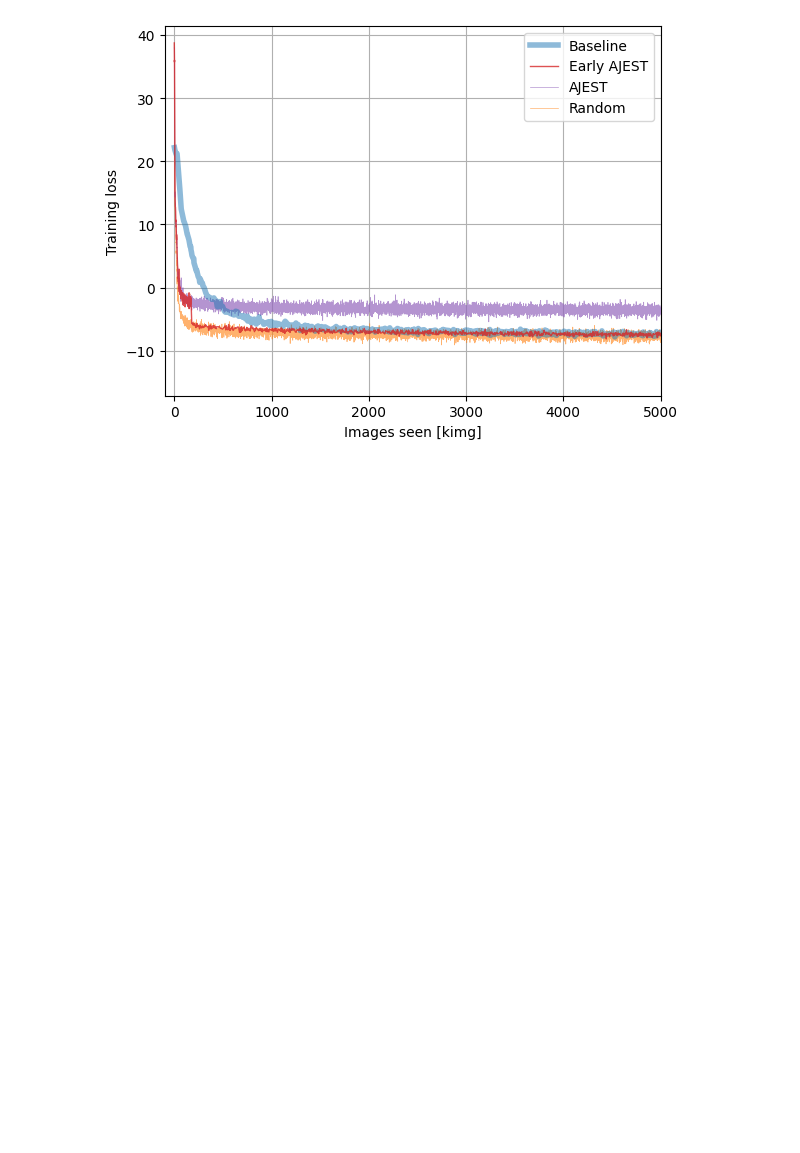
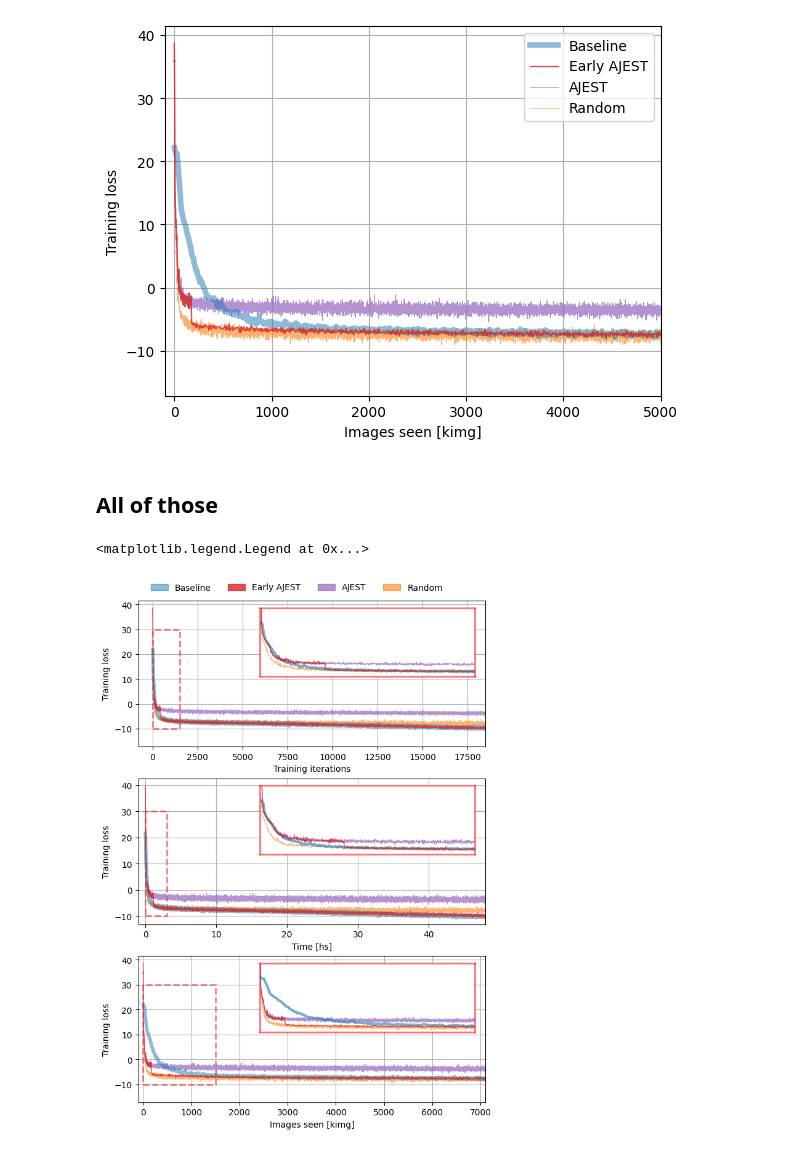
Before and after one commit to 0xInfty/Autoguided, a Jupyter notebook: Images/analysis/LossCurves.ipynb, the cells around one changed output. Saved outputs shown, nothing was run; the diff lists cells and outputs as text; code cells hidden in the pictures; blank space fills up the shorter version.

```diff
--- a/Images/analysis/LossCurves.ipynb
+++ b/Images/analysis/LossCurves.ipynb
@@ -145,7 +151,7 @@ plt.grid()
 # %%
 fig, ax = plt.subplots()
 for s in series:
-    plt.plot(results["epoch"][s]["epoch"], results["epoch"][s]["loss"], label=s, **plt_kwargs[s])
+    plt.plot(results["epoch"][s]["epoch"], results["epoch"][s]["loss"], label=s, **plt_kwargs_zoom[s])
 plt.legend()
 plt.xlabel("Training iterations")
 plt.ylabel("Training loss")
@@ -208,7 +216,7 @@ plt.grid()
 # %%
 fig, ax = plt.subplots()
 for s in series:
-    plt.plot(results["nimg"][s]["nimg"], results["nimg"][s]["loss"], label=s, **plt_kwargs[s])
+    plt.plot(results["nimg"][s]["nimg"], results["nimg"][s]["loss"], label=s, **plt_kwargs_zoom[s])
 plt.legend()
 plt.xlabel("Images seen [kimg]")
 plt.ylabel("Training loss")
@@ -238,3 +246,78 @@ plt.xlim([-100, 5000])
 plt.grid()
 # %% [output]
 [figure]
+# %% [markdown]
+## All of those
+# %%
+fig, axes = plt.subplots(nrows = 3, layout="constrained")
+fig.set_size_inches([6.4, 9])
+axes_in = []
+
+# Epoch
+ax = axes[0]
+for s in series:
+    ax.plot(results["epoch"][s]["epoch"], results["epoch"][s]["loss"], **plt_kwargs[s])
+ax.set_xlabel("Training iterations")
+ax.set_ylabel("Training loss")
+ax.set_xlim([-800, 18500])
+ax.grid()
+
+# x1, x2, y1, y2 = [0, 2500, *ax.get_ylim()]  # subregion of the original image
+x1, x2, y1, y2 = 0, 1500, -10, 30  # subregion of the original image
+axin = ax.inset_axes([0.35, 0.48, 0.62, 0.47], xlim=(x1, x2), ylim=(y1, y2), xticklabels=[], yticklabels=[])
+legend_lines = []
+for s in series:
+    l, = axin.plot(results["epoch"][s]["epoch"], results["epoch"][s]["loss"], label=s, **plt_kwargs_zoom[s])
+    legend_lines.append(l)
+axin.set_xticks([]); axin.set_yticks([])
+plt.setp(axin.spines.values(), color="red", linewidth=2, alpha=0.55)
+axes_in.append(axin)
+inset_indicator = ax.indicate_inset_zoom(axin, edgecolor="red", linewidth=2, zorder=5, linestyle="dashed")
+for connector in inset_indicator.connectors: connector.set_visible(False)
+
+# Time
+ax = axes[1]
+for s in series:
+    ax.plot(results["time"][s]["time"], results["time"][s]["loss"], **plt_kwargs[s])
+ax.set_xlabel("Time [hs]")
+ax.set_ylabel("Training loss")
+ax.set_xlim([-1, 48])
+ax.grid()
+
+# x1, x2, y1, y2 = [0, 2500, *ax.get_ylim()]  # subregion of the original image
+x1, x2, y1, y2 = 0, 3, -10, 30  # subregion of the original image
+axin = ax.inset_axes([0.35, 0.48, 0.62, 0.47], xlim=(x1, x2), ylim=(y1, y2), xticklabels=[], yticklabels=[])
+for s in series:
+    axin.plot(results["time"][s]["time"], results["time"][s]["loss"], **plt_kwargs_zoom[s])
+axin.set_xticks([]); axin.set_yticks([])
+plt.setp(axin.spines.values(), color="red", linewidth=2, alpha=0.55)
+axes_in.append(axin)
+inset_indicator = ax.indicate_inset_zoom(axin, edgecolor="red", linewidth=2, zorder=5, linestyle="dashed")
+for connector in inset_indicator.connectors: connector.set_visible(False)
+
+# Images
+ax = axes[2]
+for s in series:
+    ax.plot(results["nimg"][s]["nimg"], results["nimg"][s]["loss"], **plt_kwargs[s])
+ax.set_xlabel("Images seen [kimg]")
+ax.set_ylabel("Training loss")
+ax.set_xlim([-100, 7104])
+ax.grid()
+
+# x1, x2, y1, y2 = [0, 2500, *ax.get_ylim()]  # subregion of the original image
+x1, x2, y1, y2 = 0, 1500, -10, 30  # subregion of the original image
+axin = ax.inset_axes([0.35, 0.48, 0.62, 0.47], xlim=(x1, x2), ylim=(y1, y2), xticklabels=[], yticklabels=[])
+for s in series:
+    axin.plot(results["nimg"][s]["nimg"], results["nimg"][s]["loss"], **plt_kwargs_zoom[s])
+axin.set_xticks([]); axin.set_yticks([])
+plt.setp(axin.spines.values(), color="red", linewidth=2, alpha=0.55)
+axes_in.append(axin)
+inset_indicator = ax.indicate_inset_zoom(axin, edgecolor="red", linewidth=2, zorder=5, linestyle="dashed")
+for connector in inset_indicator.connectors: connector.set_visible(False)
+
+fig.legend([Patch(facecolor=plt_kwargs[s]["color"], edgecolor=plt_kwargs[s]["color"], alpha=plt_kwargs[s]["alpha"]) for s in series],
+           [l.get_label() for l in legend_lines],
+           loc='outside upper center', ncols=4, frameon=False)
+# %% [output]
+<matplotlib.legend.Legend at 0x...>
+[figure, added]
```
Also changed, not shown: parts of 7 cells of this notebook.
